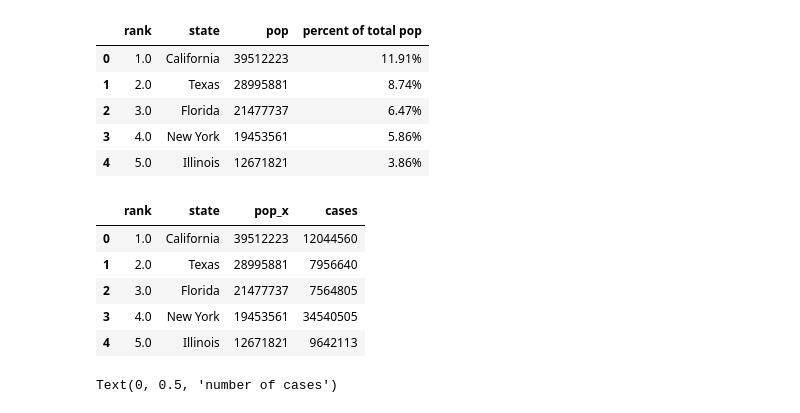
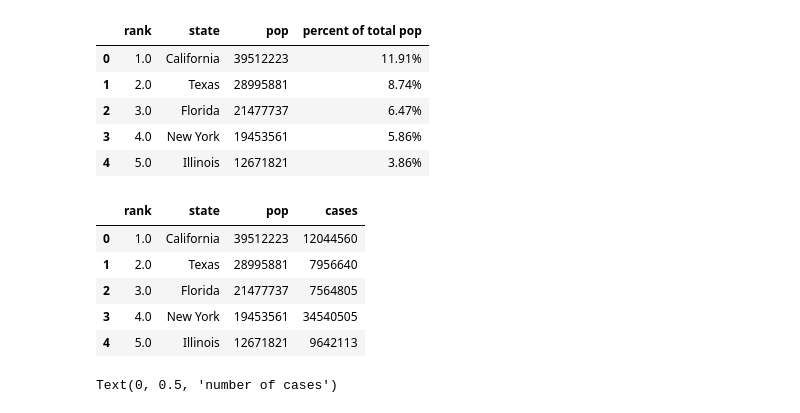
Before and after one commit to tuallen/Interpreting-the-Effects-of-COVID-19-on-the-University-of-Maryland, a Jupyter notebook: finaltutorial7-19.ipynb, the cells around one changed output. Cells and saved outputs as stored; diff of their text form; code cells hidden in the pictures.

```diff
--- a/finaltutorial7-19.ipynb
+++ b/finaltutorial7-19.ipynb
@@ -188,10 +187,10 @@ pop_df.head()
 | 4 | 5.0 | Illinois | 12671821 | 3.86% |
 # %%
 covid_pop = pd.merge(left=pop_df, right=simple_df, left_on='state', right_on='state')
-covid_pop = covid_pop.drop(columns=['pop_y', 'percent of total pop'])
+covid_pop = covid_pop.drop(columns=['percent of total pop'])
 covid_pop.head()
 # %% [output]
-|  | rank | state | pop_x | cases |
+|  | rank | state | pop | cases |
 | 0 | 1.0 | California | 39512223 | 12044560 |
 | 1 | 2.0 | Texas | 28995881 | 7956640 |
 | 2 | 3.0 | Florida | 21477737 | 7564805 |
```
Also changed, not shown: parts of 4 cells of this notebook.
